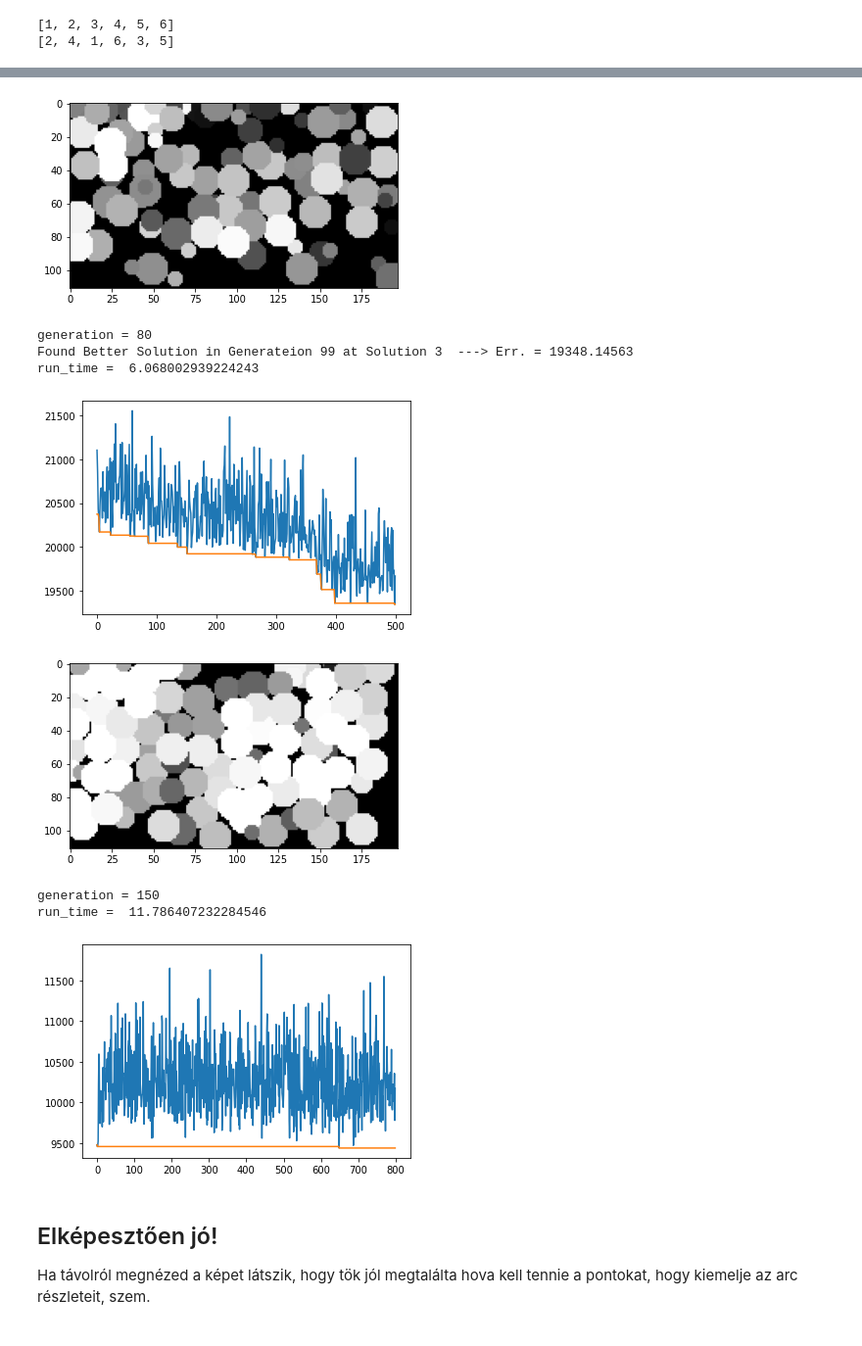
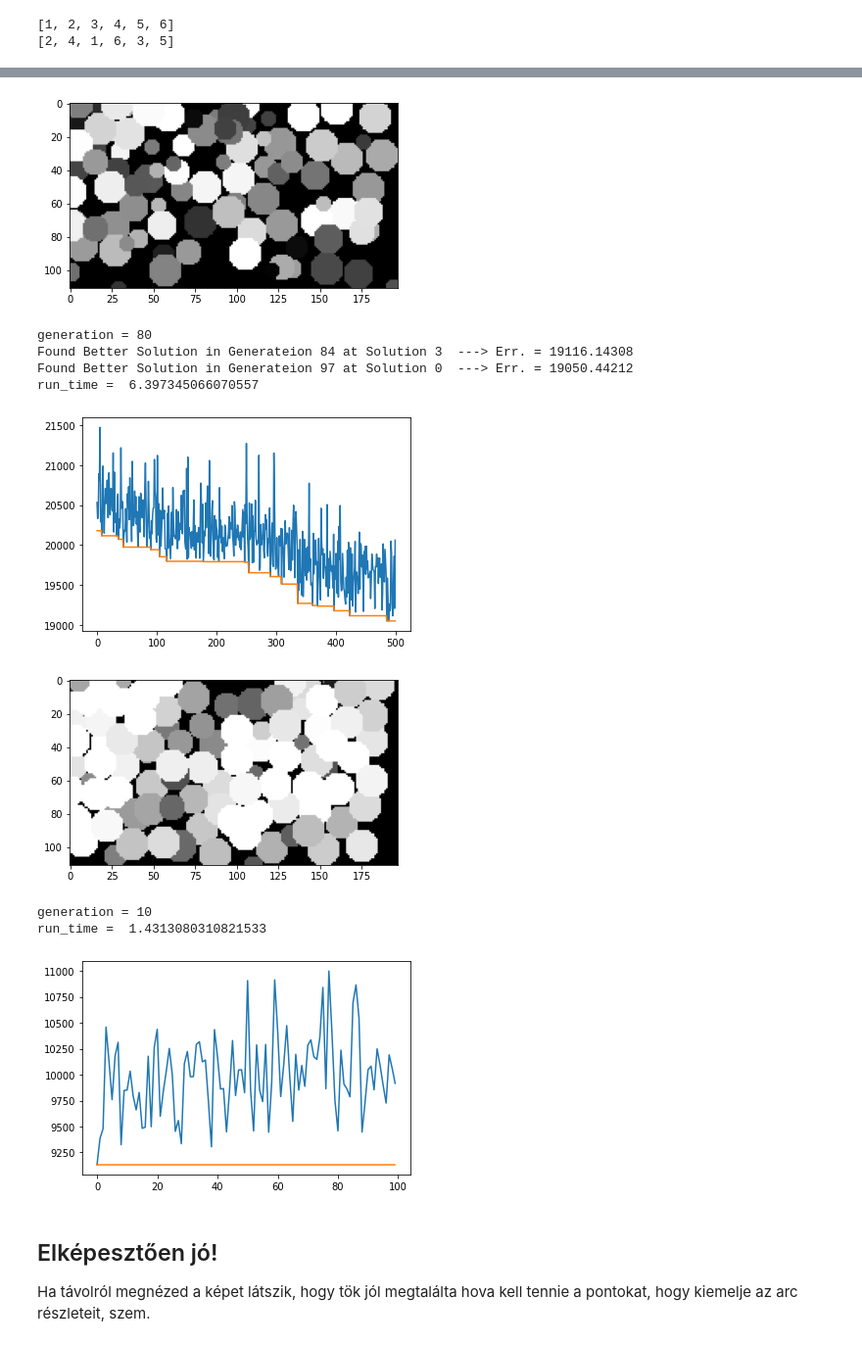
Before and after one commit to JoDeMiro/LuaLisa, a Jupyter notebook: Lua_Lisa_07_Generation.ipynb, the cells around one changed output, grey strips where cells are left out. Shown at 98% size. Drawn from its saved outputs; the diff is of its cells as text; code cells hidden in the pictures.

```diff
--- a/Lua_Lisa_07_Generation.ipynb
+++ b/Lua_Lisa_07_Generation.ipynb
@@ -347,18 +347,14 @@ class Evolution:
           print('G {} S {}   = {}'.format(g, p, round(err)))
 
         # Ha ez a hiba jobb mint eddig bármi akkor adjuk hozzá, már generáción belül (igen ez hiba de most nem érdekel)
-        #
-        #
-        #
-        #
-        # Ezt kell most felül írnom
+        # Ezt most választhaóvá tettem
         if ( immediately_update == True ):
           if ( err < best_error ):
             # Ha bármikor akár a populáción belül jobb megoldást talál mint az addigi bármelyik akkor felülcsapja a legjobb megoldást
             best_error = err
             best_solution = deepcopy(current_solution)
             print('Found Better Solution in Generateion {} at Solution {}  ---> Err. = {}'.format(g, p, round(best_error, 5)))
-            best_img = p_img                              # <-- ToDo: lehet, hogy Deepcopyzni kell
+            best_img = p_img
 
         if ( immediately_update == False ):
           if ( err < best_error ):
@@ -372,9 +368,11 @@ class Evolution:
         error_history.append(err)
         best_error_history.append(best_error)
 
-      # Végig mentünk az összes egyeden a populációban, csak ekkor csapjuk felül a best_solution-t ami alapján a következő generációban előállnak az újak
+      # Végig mentünk az összes egyeden a populációban,
+      # csak ekkor csapjuk felül a best_solution-t ami alapján a következő generációban előállnak az újak
       if ( immediately_update == False ):
-        best_solution = deepcopy(best_solution_in_population)
+        if ('best_solution_in_population' in locals()):
+          best_solution = deepcopy(best_solution_in_population)
 
 
       # Néha plotoljunk
@@ -482,32 +477,33 @@ evolution.run_evolution(immediately_update = True, generation = 100, population
 
 evolution.show_history()
 # %% [output]
-[figure, old version]
+[figure, new version]
 generation = 80
-Found Better Solution in Generateion 99 at Solution 3  ---> Err. = 19348.14563
-run_time =  6.068002939224243
+Found Better Solution in Generateion 84 at Solution 3  ---> Err. = 19116.14308
+Found Better Solution in Generateion 97 at Solution 0  ---> Err. = 19050.44212
+run_time =  6.397345066070557
-[figure, old version]
+[figure, new version]
 # %%
 # Korábban 50000 lépésben tovább tanítottam a modelt és egy nagyon jó eredményt kaptam.
 
 # Ahelyett, hogy most újra lefuttatnám betöltöm azt a modelt
 
 # ------- Run evolution ----------------
 
 # evolution.run_evolution(immediately_update = True, generation = 50000, population = 5, selection_rate = 0.1, show_time = 200)
 
 evolution.load_archived_model()
 
 # Picit rátanítunk, hogy előáljon néhány adat
 
-evolution.run_evolution(immediately_update = False, generation = 160, population = 5, selection_rate = 0.1, show_time = 10)
+evolution.run_evolution(immediately_update = False, generation = 20, population = 5, selection_rate = 0.1, show_time = 10)
 
 evolution.show_history()
 # %% [output]
-[figure, old version]
+[figure, new version]
-generation = 150
-run_time =  11.786407232284546
+generation = 10
+run_time =  1.4313080310821533
-[figure, old version]
+[figure, new version]
 # %% [markdown]
 ## Elképesztően jó!
 
```
Also changed, not shown: parts of 2 cells of this notebook.
